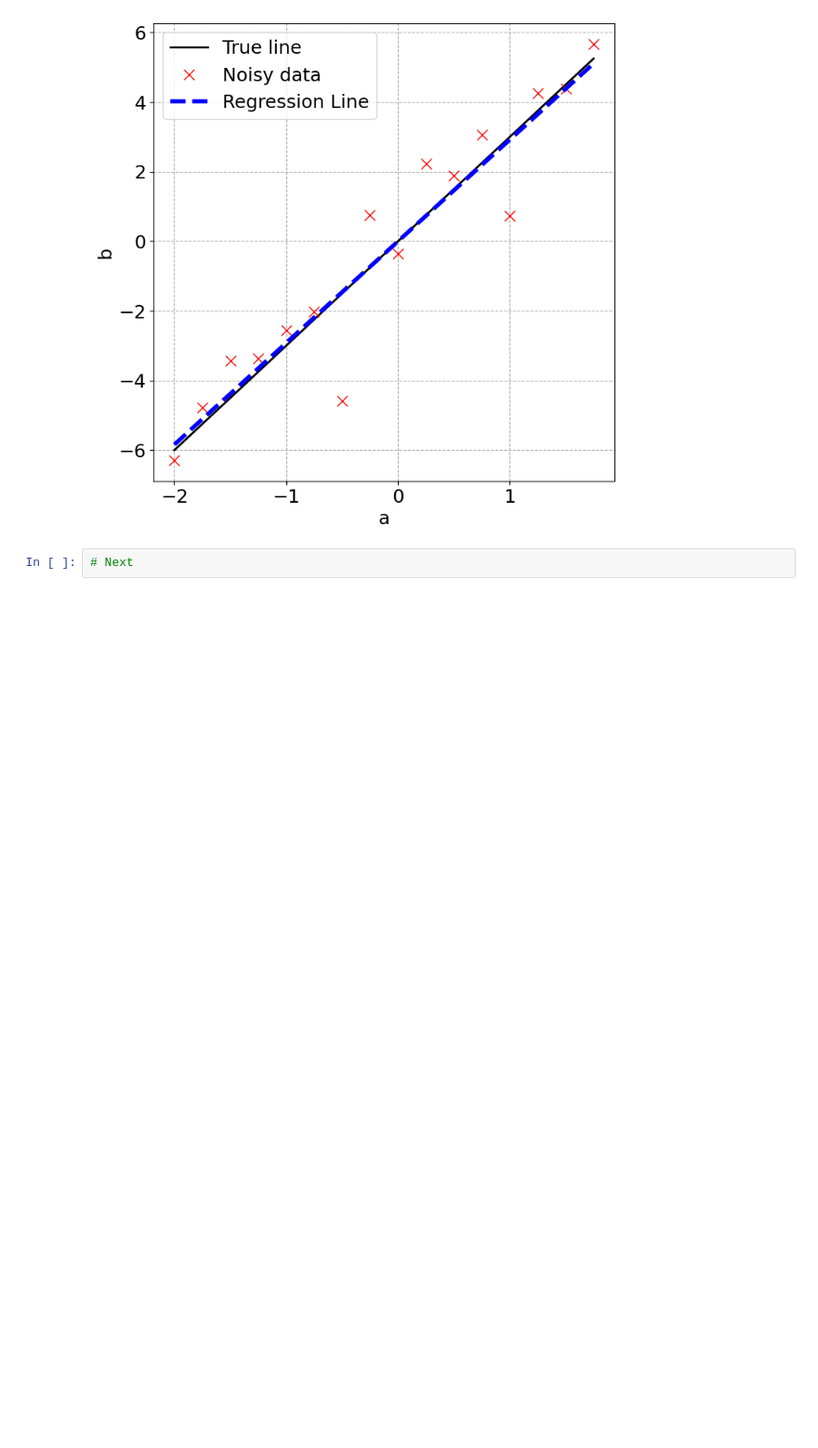
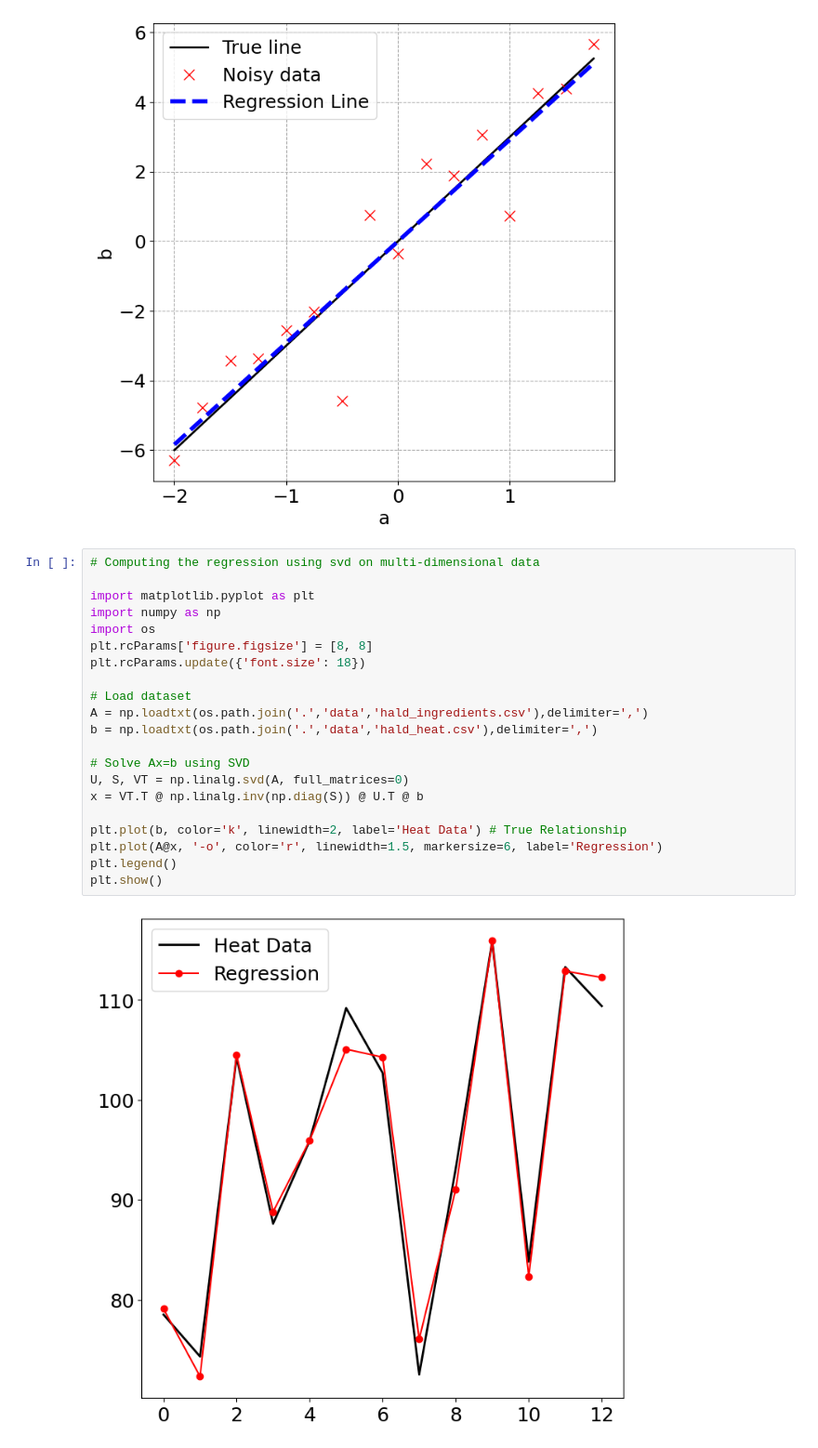
Before and after one commit to manny-uncharted/Singular-Value-Decomposition, a Jupyter notebook: linear-regression.ipynb, the cells around one changed output. Shown: that part at 93% size. Cells and saved outputs as stored; diff of their text form; blank space fills up the shorter version.

Commit message:
worked on computing multi-dimensional data using svd

```diff
--- a/linear-regression.ipynb
+++ b/linear-regression.ipynb
@@ -25,5 +25,26 @@ plt.legend()
 plt.show()
 # %% [output]
 [figure]
-# %%
-# Next
+# %%
+# Computing the regression using svd on multi-dimensional data
+
+import matplotlib.pyplot as plt
+import numpy as np
+import os
+plt.rcParams['figure.figsize'] = [8, 8]
+plt.rcParams.update({'font.size': 18})
+
+# Load dataset
+A = np.loadtxt(os.path.join('.','data','hald_ingredients.csv'),delimiter=',')
+b = np.loadtxt(os.path.join('.','data','hald_heat.csv'),delimiter=',')
+
+# Solve Ax=b using SVD
+U, S, VT = np.linalg.svd(A, full_matrices=0)
+x = VT.T @ np.linalg.inv(np.diag(S)) @ U.T @ b
+
+plt.plot(b, color='k', linewidth=2, label='Heat Data') # True Relationship
+plt.plot(A@x, '-o', color='r', linewidth=1.5, markersize=6, label='Regression')
+plt.legend()
+plt.show()
+# %% [output]
+[figure, added]
```
Also changed, not shown: 2 other files.
